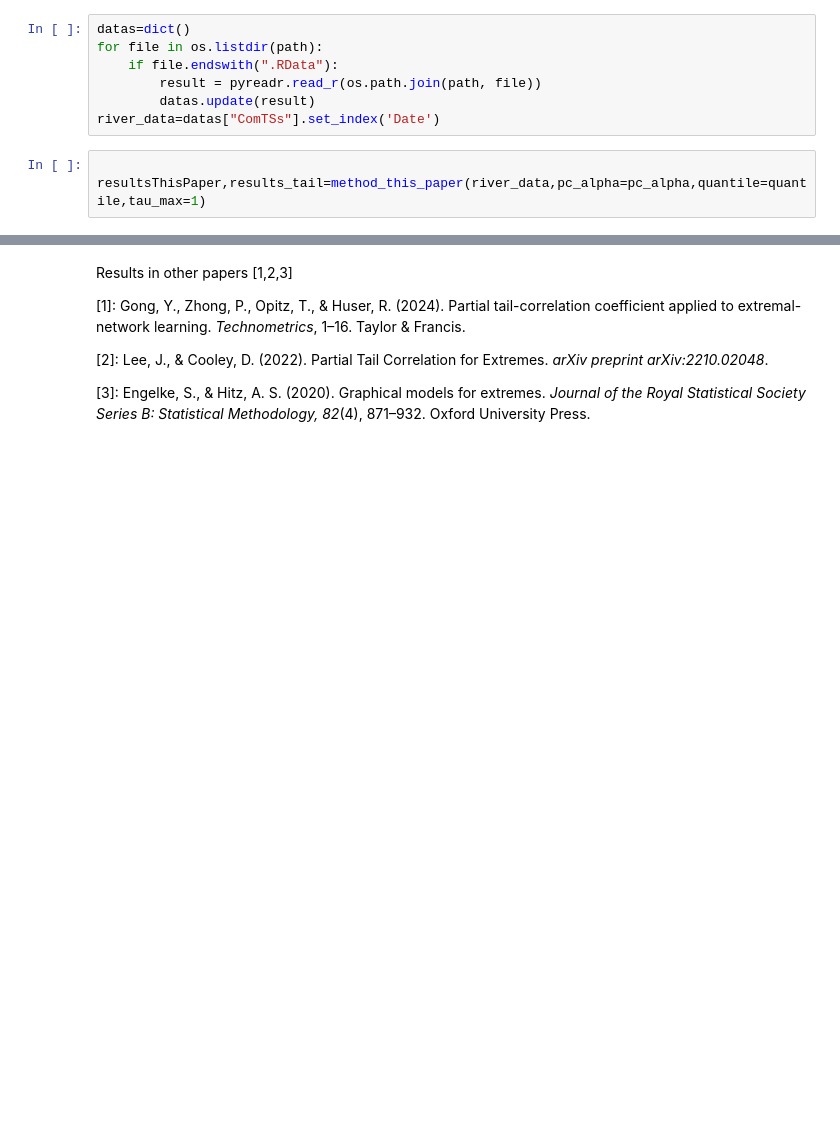
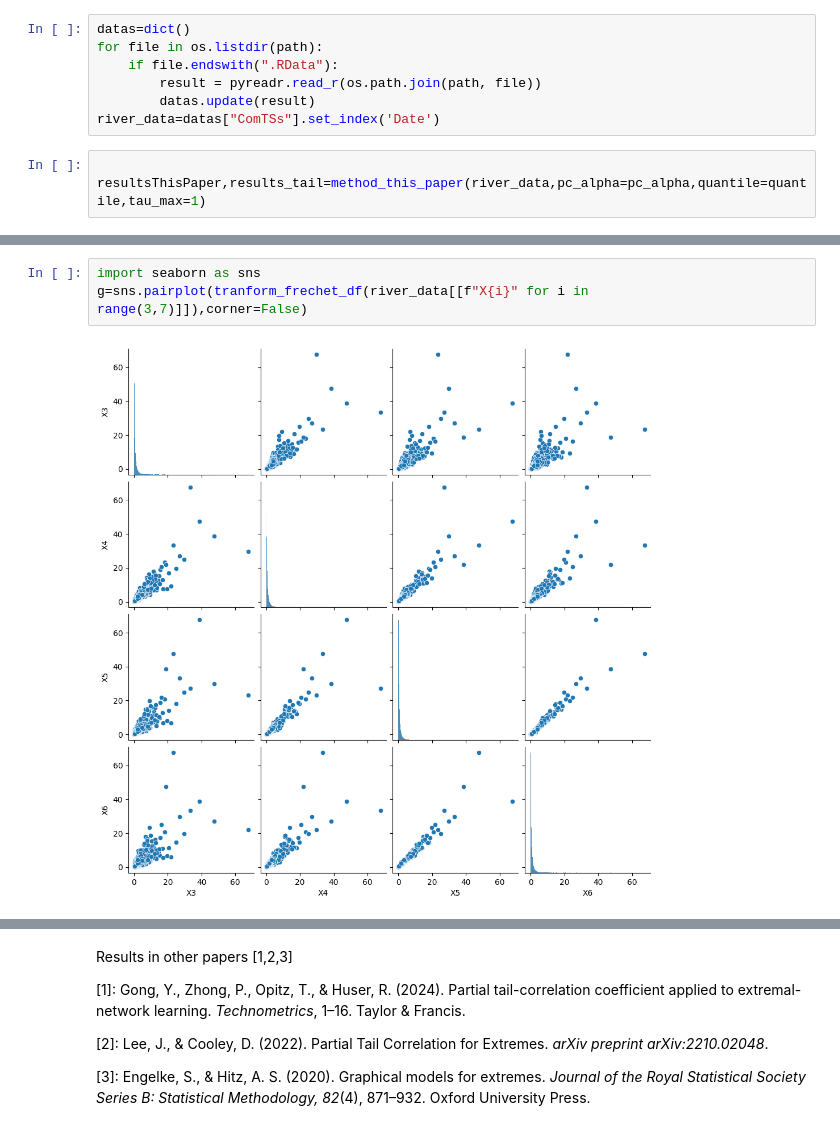
Before and after one commit to junshujiang/tailSCM, a Jupyter notebook: tutorial3_applicationDanube.ipynb, the cells around one changed output, grey strips where cells are left out. Cells and saved outputs as stored; diff of their text form; blank space fills up the shorter version.

```diff
--- a/tutorial3_applicationDanube.ipynb
+++ b/tutorial3_applicationDanube.ipynb
@@ -35,3 +46,8 @@ resultsThisPaper,results_tail=method_this_paper(river_data,pc_alpha=pc_alpha,qua
+# %%
+import seaborn as sns
+g=sns.pairplot(tranform_frechet_df(river_data[[f"X{i}" for i in range(3,7)]]),corner=False)
+# %% [output]
+[figure, added]
 # %%
 print("this is our results")
 draw_graph(resultsThisPaper,node_pos=position_dict,figsize=(10,10),node_size=50,arrow_linewidth=5,arrowhead_size=45,curved_radius=1,label_fontsize=10)
```
Also changed, not shown: parts of 3 cells of this notebook, 2 other files.
